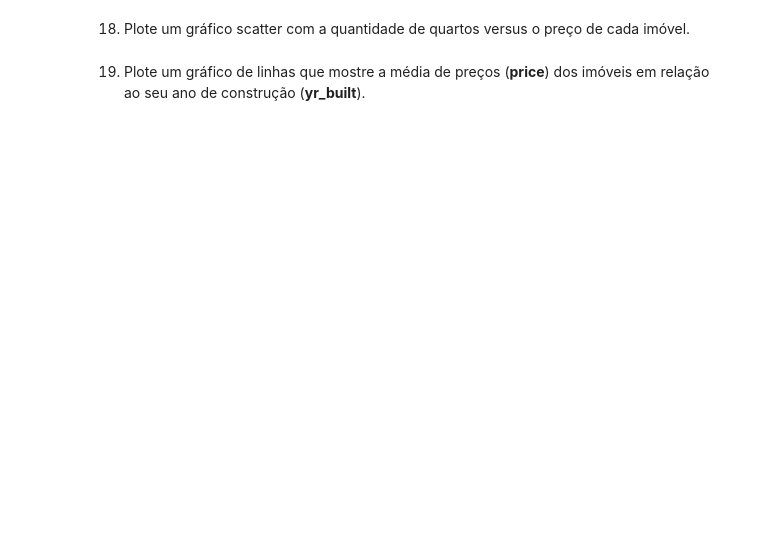
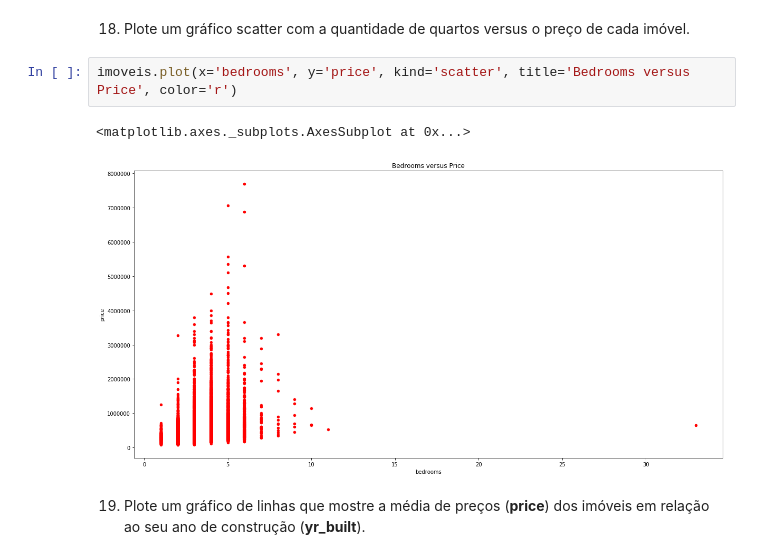
Before and after one commit to swatboss93/ciencia-de-dados, a Jupyter notebook: exercicios/aula 03/aula-3-maos-na-massa-7.ipynb, the cells around one changed output. Saved outputs shown, nothing was run; the diff lists cells and outputs as text; blank space fills up the shorter version.

```diff
--- a/exercicios/aula 03/aula-3-maos-na-massa-7.ipynb
+++ b/exercicios/aula 03/aula-3-maos-na-massa-7.ipynb
@@ -39,4 +218,9 @@
 # %% [markdown]
 18. Plote um gráfico scatter com a quantidade de quartos versus o preço de cada imóvel.
+# %%
+imoveis.plot(x='bedrooms', y='price', kind='scatter', title='Bedrooms versus Price', color='r')
+# %% [output]
+<matplotlib.axes._subplots.AxesSubplot at 0x...>
+[figure, added]
 # %% [markdown]
 19. Plote um gráfico de linhas que mostre a média de preços (**price**) dos imóveis em relação ao seu ano de construção (**yr_built**).
```
Also changed, not shown: parts of 24 cells of this notebook.
